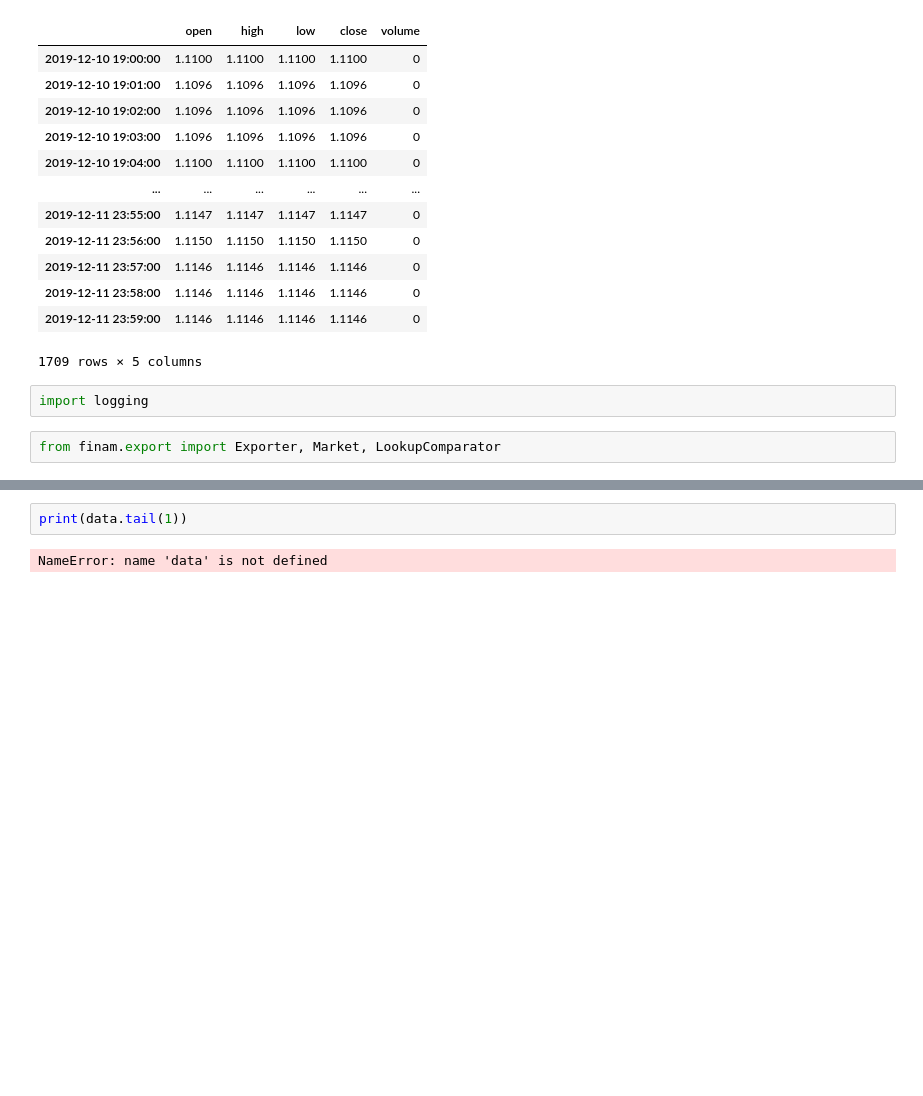
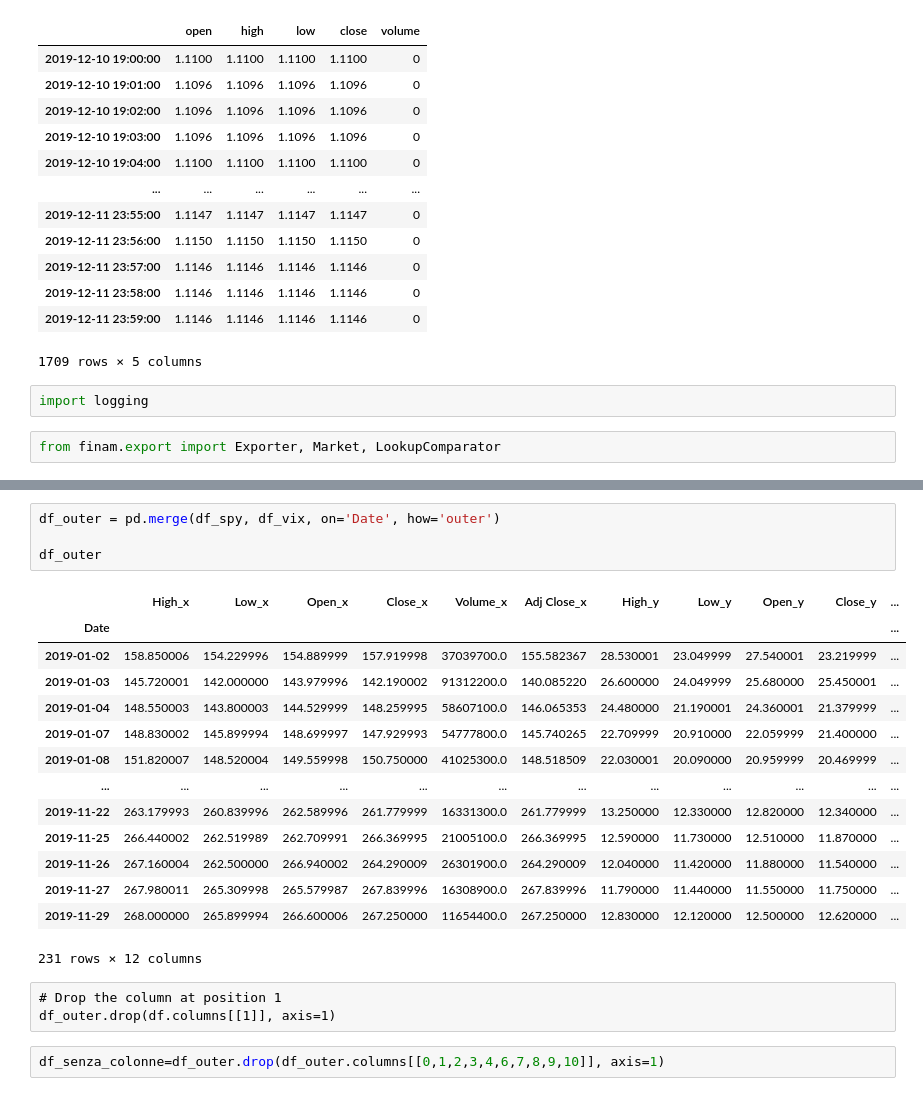
Before and after one commit to gmineo/CFA-Financial-Data-Wrangling-and-Visualization-in-Python, a Jupyter notebook: tutorial_filled/filled_tutorial_16_datareader_ver_alphavantage.ipynb, the cells around one changed output, grey strips where cells are left out. Saved outputs shown, nothing was run; the diff lists cells and outputs as text; blank space fills up the shorter version.

```diff
--- a/tutorial_filled/filled_tutorial_16_datareader_ver_alphavantage.ipynb
+++ b/tutorial_filled/filled_tutorial_16_datareader_ver_alphavantage.ipynb
@@ -215,4 +215,24 @@ index
-# %%
-print(data.tail(1))
-# %% [output]
-NameError: name 'data' is not defined
+# %%
+df_outer = pd.merge(df_spy, df_vix, on='Date', how='outer')
+
+df_outer
+# %% [output]
+|  | High_x | Low_x | Open_x | Close_x | Volume_x | Adj Close_x | High_y | Low_y | Open_y | Close_y | ... |
+| Date |  |  |  |  |  |  |  |  |  |  | ... |
+| 2019-01-02 | 158.850006 | 154.229996 | 154.889999 | 157.919998 | 37039700.0 | 155.582367 | 28.530001 | 23.049999 | 27.540001 | 23.219999 | ... |
+| 2019-01-03 | 145.720001 | 142.000000 | 143.979996 | 142.190002 | 91312200.0 | 140.085220 | 26.600000 | 24.049999 | 25.680000 | 25.450001 | ... |
+| 2019-01-04 | 148.550003 | 143.800003 | 144.529999 | 148.259995 | 58607100.0 | 146.065353 | 24.480000 | 21.190001 | 24.360001 | 21.379999 | ... |
+| 2019-01-07 | 148.830002 | 145.899994 | 148.699997 | 147.929993 | 54777800.0 | 145.740265 | 22.709999 | 20.910000 | 22.059999 | 21.400000 | ... |
+| 2019-01-08 | 151.820007 | 148.520004 | 149.559998 | 150.750000 | 41025300.0 | 148.518509 | 22.030001 | 20.090000 | 20.959999 | 20.469999 | ... |
+| ... | ... | ... | ... | ... | ... | ... | ... | ... | ... | ... | ... |
+| 2019-11-22 | 263.179993 | 260.839996 | 262.589996 | 261.779999 | 16331300.0 | 261.779999 | 13.250000 | 12.330000 | 12.820000 | 12.340000 | ... |
+| 2019-11-25 | 266.440002 | 262.519989 | 262.709991 | 266.369995 | 21005100.0 | 266.369995 | 12.590000 | 11.730000 | 12.510000 | 11.870000 | ... |
+| 2019-11-26 | 267.160004 | 262.500000 | 266.940002 | 264.290009 | 26301900.0 | 264.290009 | 12.040000 | 11.420000 | 11.880000 | 11.540000 | ... |
+| 2019-11-27 | 267.980011 | 265.309998 | 265.579987 | 267.839996 | 16308900.0 | 267.839996 | 11.790000 | 11.440000 | 11.550000 | 11.750000 | ... |
+| 2019-11-29 | 268.000000 | 265.899994 | 266.600006 | 267.250000 | 11654400.0 | 267.250000 | 12.830000 | 12.120000 | 12.500000 | 12.620000 | ... |
+231 rows × 12 columns
+# %% [raw]
+# Drop the column at position 1
+df_outer.drop(df.columns[[1]], axis=1)
+# %%
+df_senza_colonne=df_outer.drop(df_outer.columns[[0,1,2,3,4,6,7,8,9,10]], axis=1)
```
Also changed, not shown: parts of 13 cells of this notebook.
